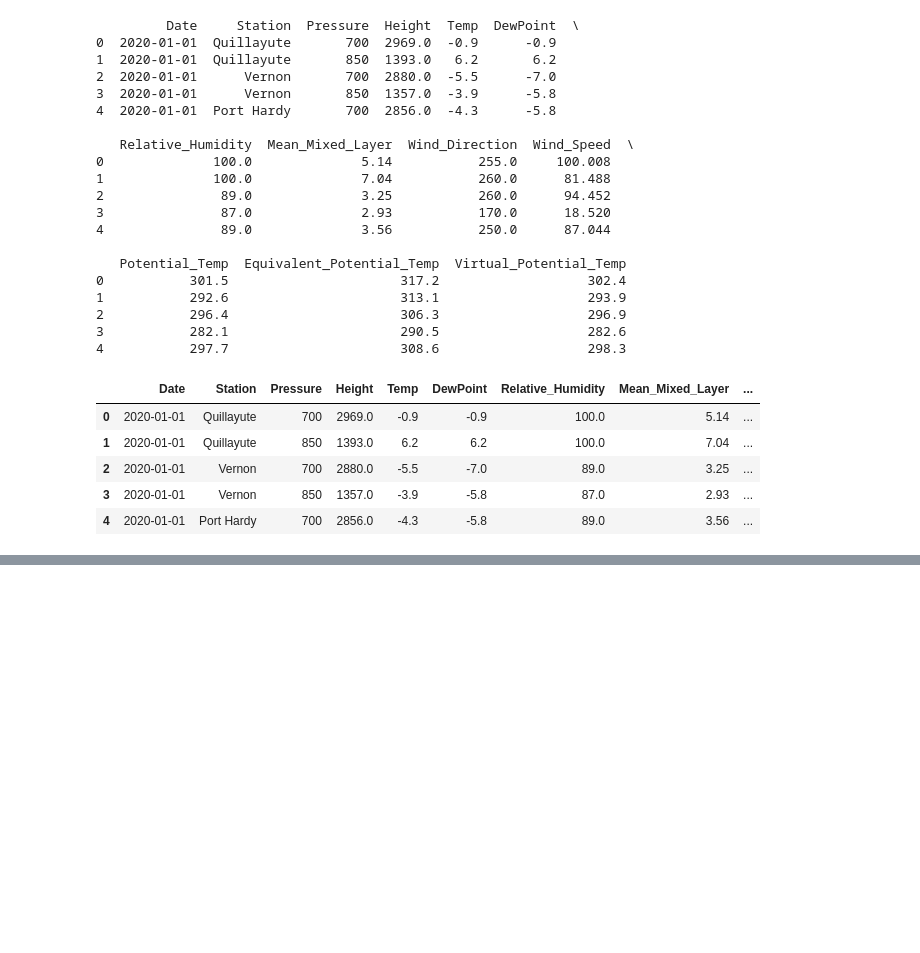
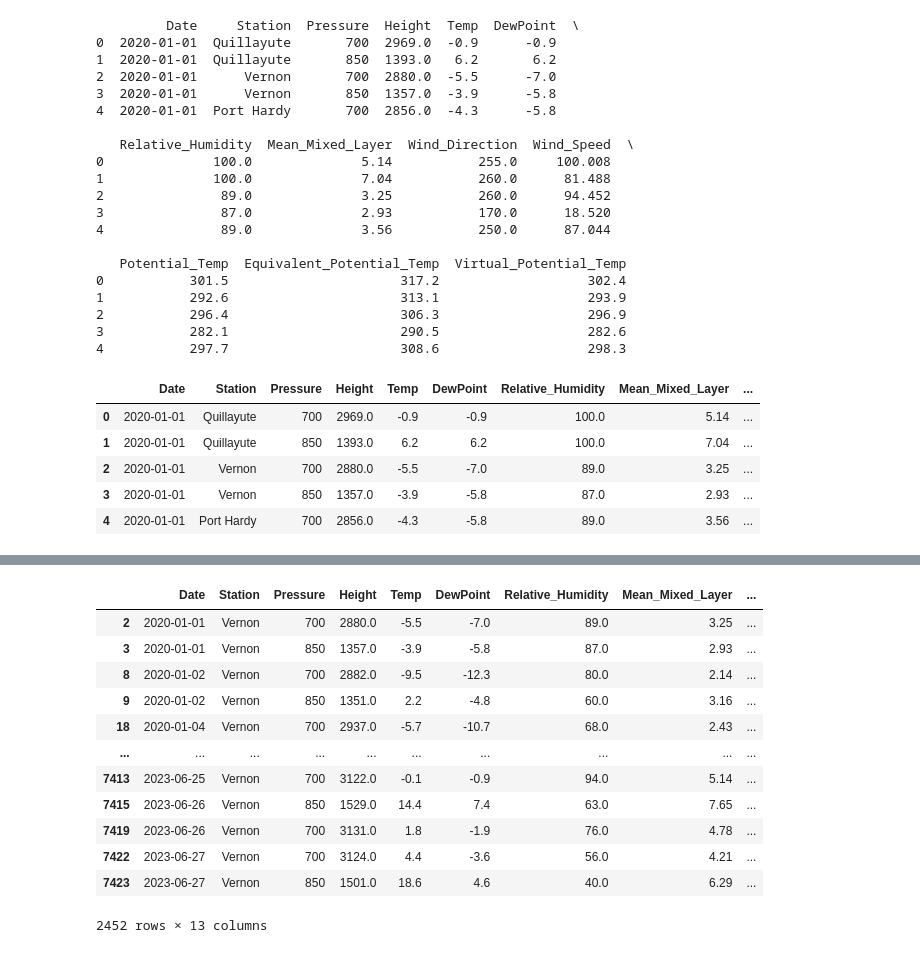
Before and after one commit to lck3nny/AuroraBC, a Jupyter notebook: Scraper/Plotter 2.0.ipynb, the cells around one changed output, grey strips where cells are left out. Cells and saved outputs as stored; diff of their text form; code cells hidden in the pictures; blank space fills up the shorter version.

```diff
--- a/Scraper/Plotter 2.0.ipynb
+++ b/Scraper/Plotter 2.0.ipynb
@@ -96 +98,17 @@ locations = [{
 }]
+# %%
+locations[0]['data'][locations[0]['data']['Date'] < '2023-06-28']
+# %% [output]
+|  | Date | Station | Pressure | Height | Temp | DewPoint | Relative_Humidity | Mean_Mixed_Layer | ... |
+| 2 | 2020-01-01 | Vernon | 700 | 2880.0 | -5.5 | -7.0 | 89.0 | 3.25 | ... |
+| 3 | 2020-01-01 | Vernon | 850 | 1357.0 | -3.9 | -5.8 | 87.0 | 2.93 | ... |
+| 8 | 2020-01-02 | Vernon | 700 | 2882.0 | -9.5 | -12.3 | 80.0 | 2.14 | ... |
+| 9 | 2020-01-02 | Vernon | 850 | 1351.0 | 2.2 | -4.8 | 60.0 | 3.16 | ... |
+| 18 | 2020-01-04 | Vernon | 700 | 2937.0 | -5.7 | -10.7 | 68.0 | 2.43 | ... |
+| ... | ... | ... | ... | ... | ... | ... | ... | ... | ... |
+| 7413 | 2023-06-25 | Vernon | 700 | 3122.0 | -0.1 | -0.9 | 94.0 | 5.14 | ... |
+| 7415 | 2023-06-26 | Vernon | 850 | 1529.0 | 14.4 | 7.4 | 63.0 | 7.65 | ... |
+| 7419 | 2023-06-26 | Vernon | 700 | 3131.0 | 1.8 | -1.9 | 76.0 | 4.78 | ... |
+| 7422 | 2023-06-27 | Vernon | 700 | 3124.0 | 4.4 | -3.6 | 56.0 | 4.21 | ... |
+| 7423 | 2023-06-27 | Vernon | 850 | 1501.0 | 18.6 | 4.6 | 40.0 | 6.29 | ... |
+2452 rows × 13 columns
```
Also changed, not shown: parts of 12 cells of this notebook, 32 other files.
